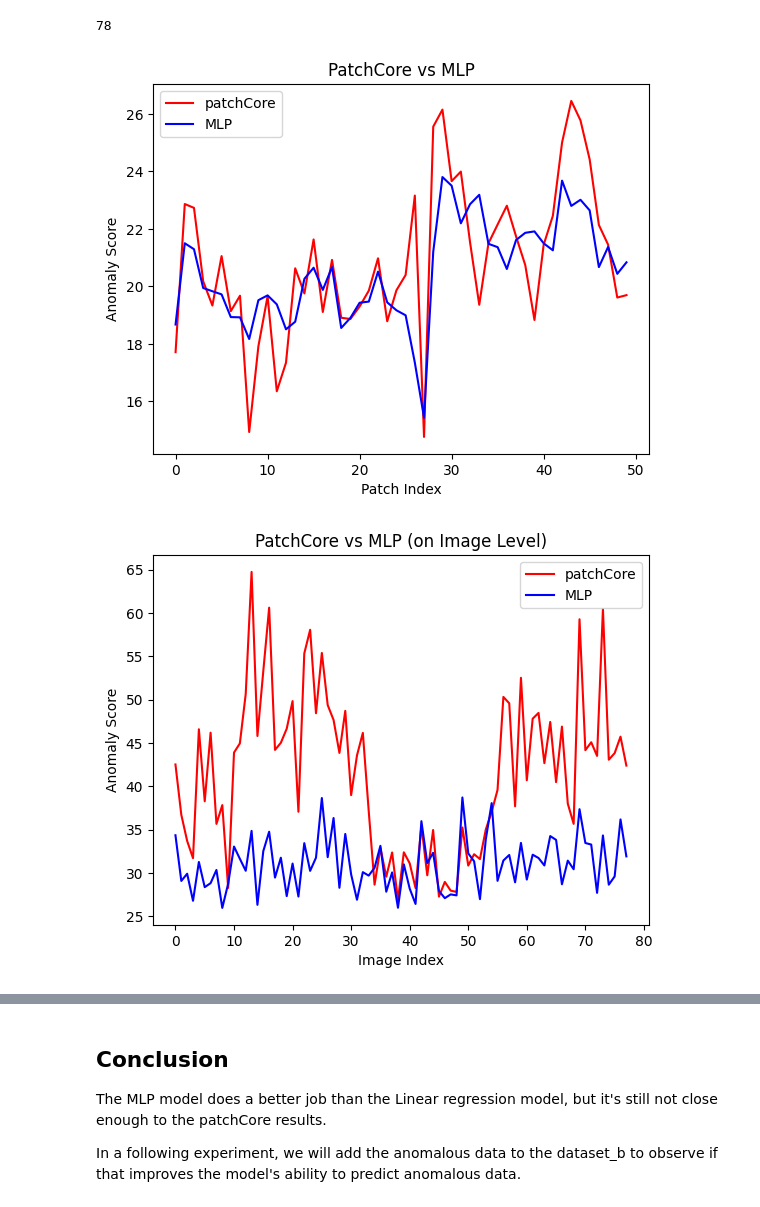
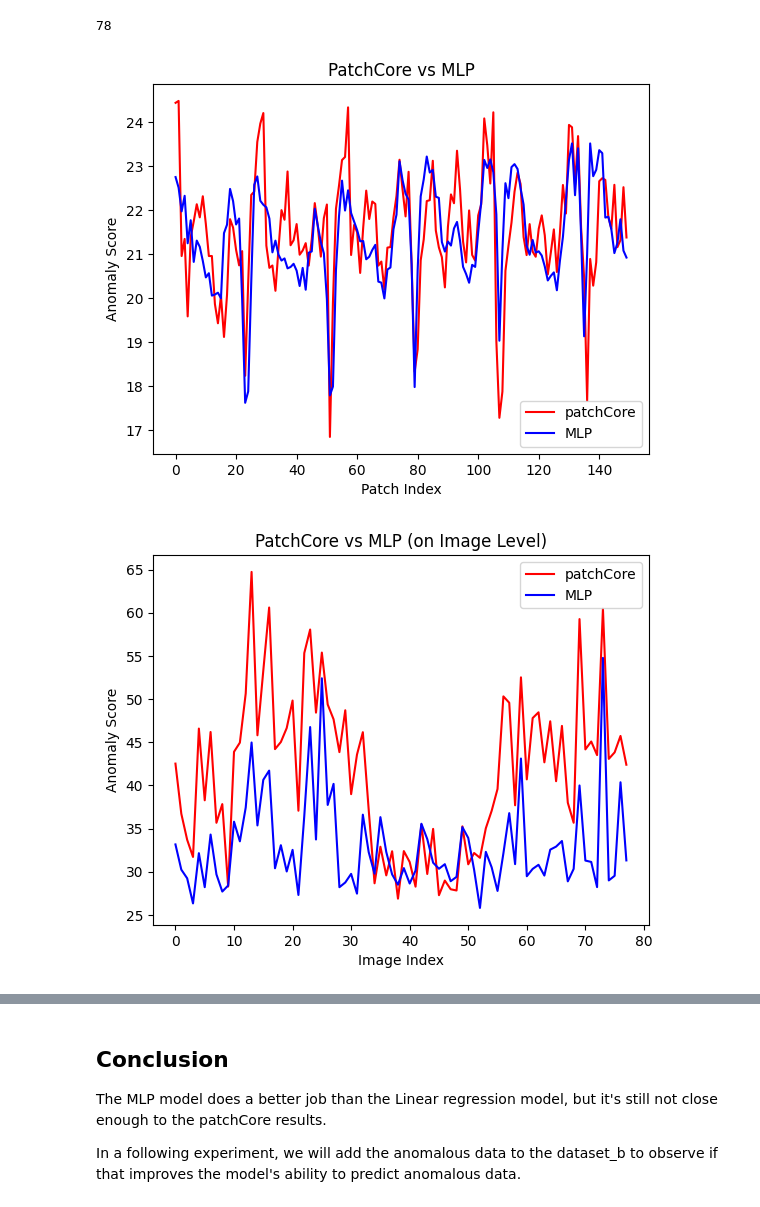
Before and after one commit to c4dt/predictive-maintenance, a Jupyter notebook: experiments/mlp.ipynb, the cells around one changed output, grey strips where cells are left out. Drawn from its saved outputs; the diff is of its cells as text; code cells hidden in the pictures.

```diff
--- a/experiments/mlp.ipynb
+++ b/experiments/mlp.ipynb
@@ -162,7 +162,7 @@ scaler = StandardScaler()
 # X_test_scaled = scaler.transform(X_test)
 
 # training the model
-mlp = MLPRegressor(hidden_layer_sizes=(100, 50, 20), activation='relu', random_state=42)
+mlp = MLPRegressor(hidden_layer_sizes=(100, 50), activation='relu', random_state=42)
 mlp.fit(X_train, y_train)
 
 print(f"Took {int((time.time() - s) / 60)} minutes")
@@ -256,9 +277,9 @@ def draw_two_plots(y1, y2, x_axis="Patch Index", y_axis="Anomaly Score", title="
     ax.legend()
     plt.show()
 # %%
-draw_two_plots(patchcore_results[:50], mlp_results[:50])
+draw_two_plots(patchcore_results[31000:31150], mlp_results[31000:31150])
 # %% [output]
-[figure, old version]
+[figure, new version]
 # %%
 # Measuring the image-level anomaly scores deviation
 
@@ -276,7 +297,7 @@ len(mlp_image_results)
 
 draw_two_plots(patchcore_image_results, mlp_image_results, x_axis="Image Index", title='PatchCore vs MLP (on Image Level)')
 # %% [output]
-[figure, old version]
+[figure, new version]
 # %%
 # Measuring the image-level classification deviation
 threshold = inferencer.metadata["image_threshold"]
```
Also changed, not shown: parts of 11 cells of this notebook.
